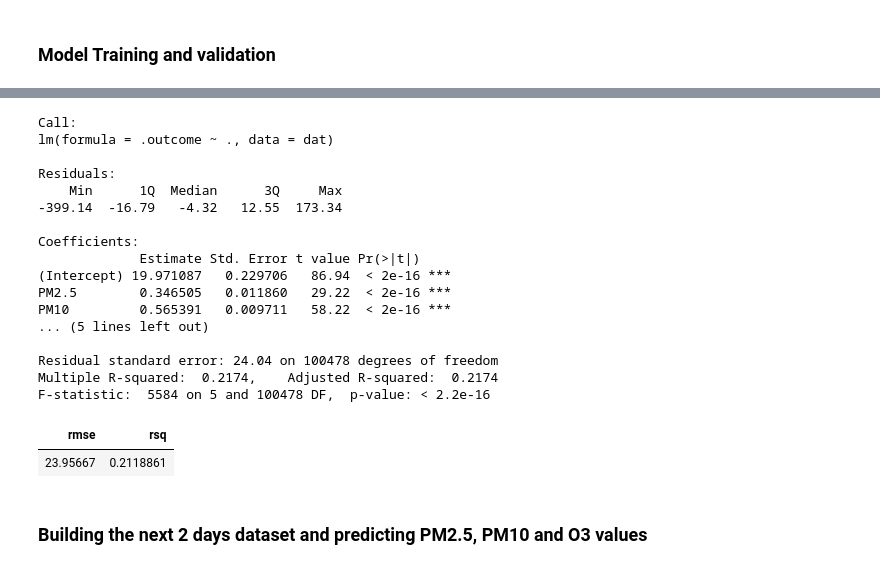
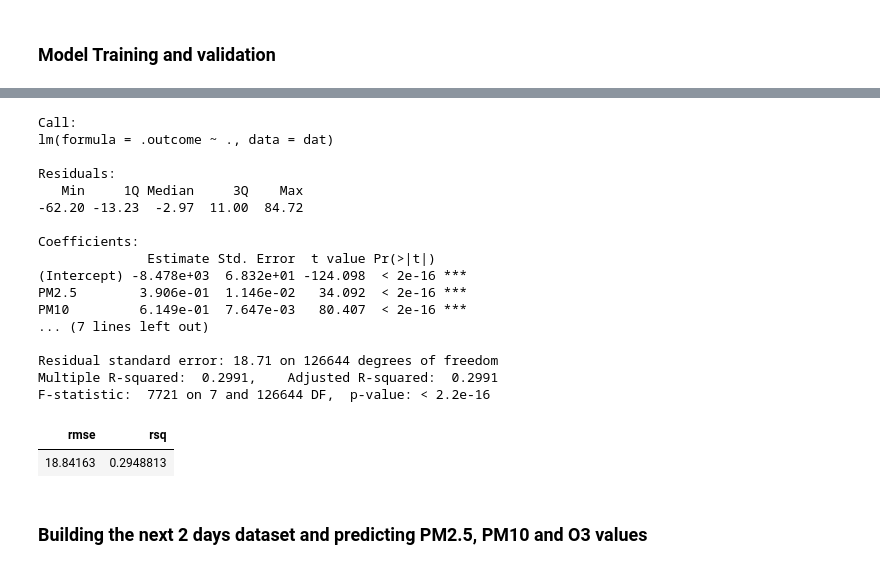
Before and after one commit to KelseyFertakis/DS420_Factoria, a Jupyter notebook: VM_London_Submission.ipynb, the cells around one changed output, grey strips where cells are left out. Cells and saved outputs as stored; diff of their text form; code cells hidden in the pictures.

```diff
--- a/VM_London_Submission.ipynb
+++ b/VM_London_Submission.ipynb
@@ -281,0 +492,2 @@ summary(ld_aq_gm_combined_data_final)
+# %%
+ld_aq_gm_combined_data <- merge(ld_aq_gm_combined_data,ld_lat_long_data, by = "stationId")
@@ -286,9 +540,9 @@ set.seed(7821)
 # %%
 # Training and test data set partition
-sample_size <- floor(0.8 * nrow(ld_aq_gm_combined_data_final))
-train_index <- sample(seq_len(nrow(ld_aq_gm_combined_data_final)), size = sample_size)
-train_ld <- ld_aq_gm_combined_data_final[train_index, ]
-test_ld <- ld_aq_gm_combined_data_final[-train_index, ]
+sample_size <- floor(0.8 * nrow(ld_aq_gm_combined_data))
+train_index <- sample(seq_len(nrow(ld_aq_gm_combined_data)), size = sample_size)
+train_ld <- ld_aq_gm_combined_data[train_index, ]
+test_ld <- ld_aq_gm_combined_data[-train_index, ]
 # %%
 str(train_ld)
 str(test_ld)
@@ -313,6 +567,6 @@ str(test_ld)
 # %%
 # Predicting PM2.5 using stationId, hour, month and weekend variables
-PM2.5_ld_formula <- as.formula("PM2.5 ~ stationId + hour + month + weekend")
+PM2.5_ld_formula <- as.formula("PM2.5 ~ longitude + latitude + hour + month + weekend")
 PM2.5_ld_model <- train(PM2.5_ld_formula, data = train_ld, method = "lm" )
 summary(PM2.5_ld_model)
 test_ld$PM2.5_pred <- predict(PM2.5_ld_model, test_ld)
@@ -359,6 +594,6 @@ Warning message in predict.lm(modelFit, newdata):
 # %%
 # Predicting PM10 using stationId, hour, month, weekend variables along with previously predicted PM2.5
-PM10_ld_formula <- as.formula("PM10 ~ PM2.5 + stationId + hour + month + weekend")
+PM10_ld_formula <- as.formula("PM10 ~ PM2.5 + longitude + latitude + hour + month + weekend")
 PM10_ld_model <- train(PM10_ld_formula, data = train_ld, method = "lm" )
 summary(PM10_ld_model)
 test_ld$PM10_pred <- predict(PM10_ld_model, test_ld)
@@ -405,27 +621,27 @@ Warning message in predict.lm(modelFit, newdata):
 # %%
 # Predicting O3 using stationId, hour, month, weekend variables along with previously predicted PM2.5, PM10 and O3 variables
-O3_ld_formula <- as.formula("O3 ~ PM2.5 + PM10 + hour + month + weekend")
+O3_ld_formula <- as.formula("O3 ~ PM2.5 + PM10 + longitude + latitude + hour + month + weekend")
 O3_ld_model <- train(O3_ld_formula, data = train_ld, method = "lm" )
 summary(O3_ld_model)
 test_ld$O3_pred <- predict(O3_ld_model, test_ld)
 metrics(test_ld, truth = O3, estimate = O3_pred)
 # %% [output]
 Call:
 lm(formula = .outcome ~ ., data = dat)
 
 Residuals:
-    Min      1Q  Median      3Q     Max
--399.14  -16.79   -4.32   12.55  173.34
+   Min     1Q Median     3Q    Max
+-62.20 -13.23  -2.97  11.00  84.72
 
 Coefficients:
-             Estimate Std. Error t value Pr(>|t|)
-(Intercept) 19.971087   0.229706   86.94  < 2e-16 ***
-PM2.5        0.346505   0.011860   29.22  < 2e-16 ***
-PM10         0.565391   0.009711   58.22  < 2e-16 ***
-... (5 lines left out)
+              Estimate Std. Error  t value Pr(>|t|)
+(Intercept) -8.478e+03  6.832e+01 -124.098  < 2e-16 ***
+PM2.5        3.906e-01  1.146e-02   34.092  < 2e-16 ***
+PM10         6.149e-01  7.647e-03   80.407  < 2e-16 ***
+... (7 lines left out)
 
-Residual standard error: 24.04 on 100478 degrees of freedom
-Multiple R-squared:  0.2174,    Adjusted R-squared:  0.2174
-F-statistic:  5584 on 5 and 100478 DF,  p-value: < 2.2e-16
+Residual standard error: 18.71 on 126644 degrees of freedom
+Multiple R-squared:  0.2991,    Adjusted R-squared:  0.2991
+F-statistic:  7721 on 7 and 126644 DF,  p-value: < 2.2e-16
 | rmse | rsq |
-| 23.95667 | 0.2118861 |
+| 18.84163 | 0.2948813 |
```
Also changed, not shown: parts of 37 cells of this notebook.
